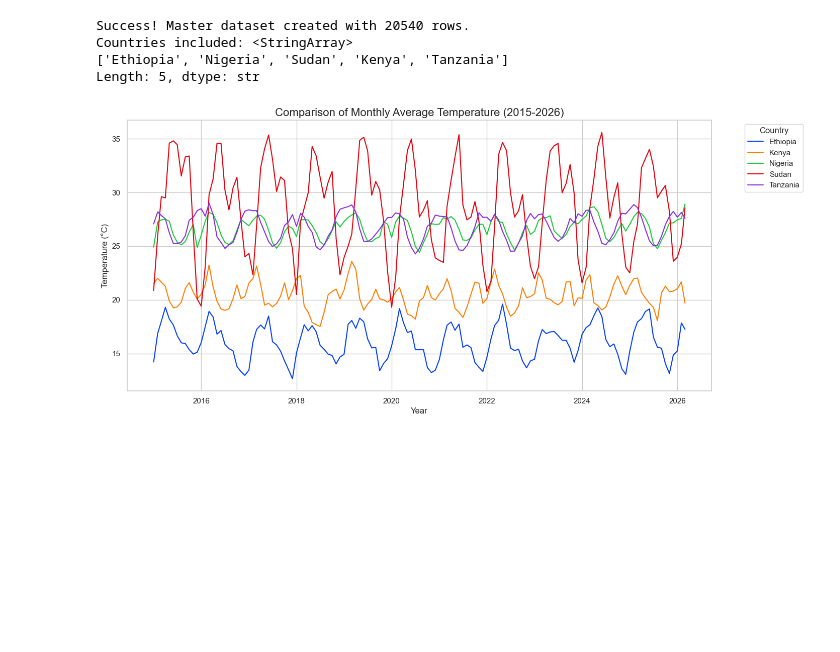
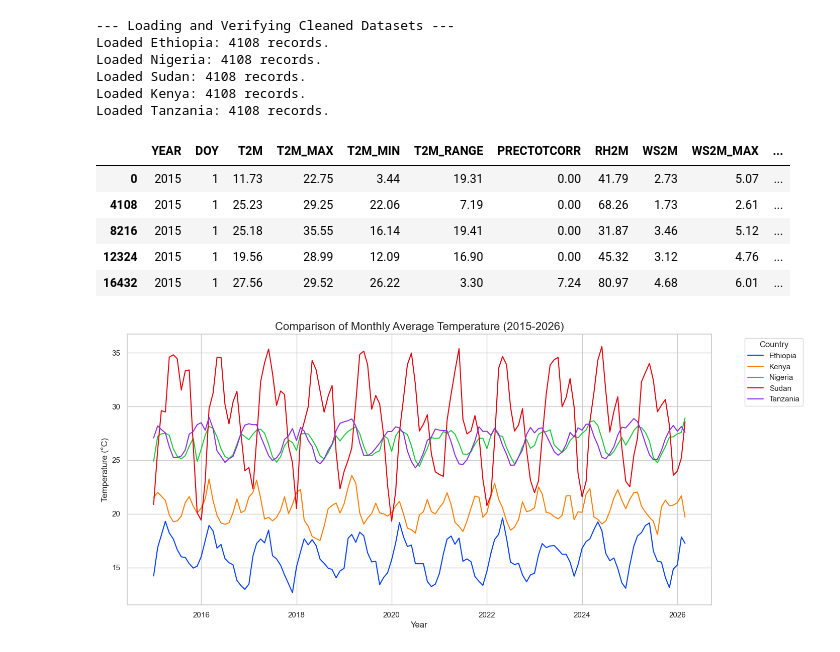
Before and after one commit to SimretAbebe/climate-challenge-week0, a Jupyter notebook: notebooks/compare_countries.ipynb, the cells around one changed output. Drawn from its saved outputs; the diff is of its cells as text; code cells hidden in the pictures; blank space fills up the shorter version.

```diff
--- a/notebooks/compare_countries.ipynb
+++ b/notebooks/compare_countries.ipynb
@@ -17,30 +17,36 @@ plt.rcParams['figure.figsize'] = (15, 6)
 # %%
 countries = ['ethiopia', 'nigeria', 'sudan', 'kenya', 'tanzania']
 all_data = []
 
+print("--- Loading and Verifying Cleaned Datasets ---")
 for c in countries:
     path = f"../data/processed/{c}_clean.csv"
     if os.path.exists(path):
         df = pd.read_csv(path)
-        # Ensuring Country column is set correctly
         df['Country'] = c.capitalize()
         all_data.append(df)
+        print(f"Loaded {c.capitalize()}: {len(df)} records.")
     else:
         print(f"Warning: {path} not found!")
 
-# Combine all data into one master DataFrame
 df_all = pd.concat(all_data, ignore_index=True)
-
-# Convert Date to datetime if not already
 df_all['Date'] = pd.to_datetime(df_all['Date'])
 
-print(f"Success! Master dataset created with {len(df_all)} rows.")
-print(f"Countries included: {df_all['Country'].unique()}")
+# Show a sample to be "Explicit"
+display(df_all.groupby('Country').head(1))
 # %% [output]
-Success! Master dataset created with 20540 rows.
-Countries included: <StringArray>
-['Ethiopia', 'Nigeria', 'Sudan', 'Kenya', 'Tanzania']
-Length: 5, dtype: str
+--- Loading and Verifying Cleaned Datasets ---
+Loaded Ethiopia: 4108 records.
+Loaded Nigeria: 4108 records.
+Loaded Sudan: 4108 records.
+Loaded Kenya: 4108 records.
+Loaded Tanzania: 4108 records.
+|  | YEAR | DOY | T2M | T2M_MAX | T2M_MIN | T2M_RANGE | PRECTOTCORR | RH2M | WS2M | WS2M_MAX | ... |
+| 0 | 2015 | 1 | 11.73 | 22.75 | 3.44 | 19.31 | 0.00 | 41.79 | 2.73 | 5.07 | ... |
+| 4108 | 2015 | 1 | 25.23 | 29.25 | 22.06 | 7.19 | 0.00 | 68.26 | 1.73 | 2.61 | ... |
+| 8216 | 2015 | 1 | 25.18 | 35.55 | 16.14 | 19.41 | 0.00 | 31.87 | 3.46 | 5.12 | ... |
+| 12324 | 2015 | 1 | 19.56 | 28.99 | 12.09 | 16.90 | 0.00 | 45.32 | 3.12 | 4.76 | ... |
+| 16432 | 2015 | 1 | 27.56 | 29.52 | 26.22 | 3.30 | 7.24 | 80.97 | 4.68 | 6.01 | ... |
 # %%
 # Group by Month and Country for the line chart
 # I use 'Date' and resample to Month Start ('MS') to get a clean timeline
```
Also changed, not shown: parts of 2 cells of this notebook.
